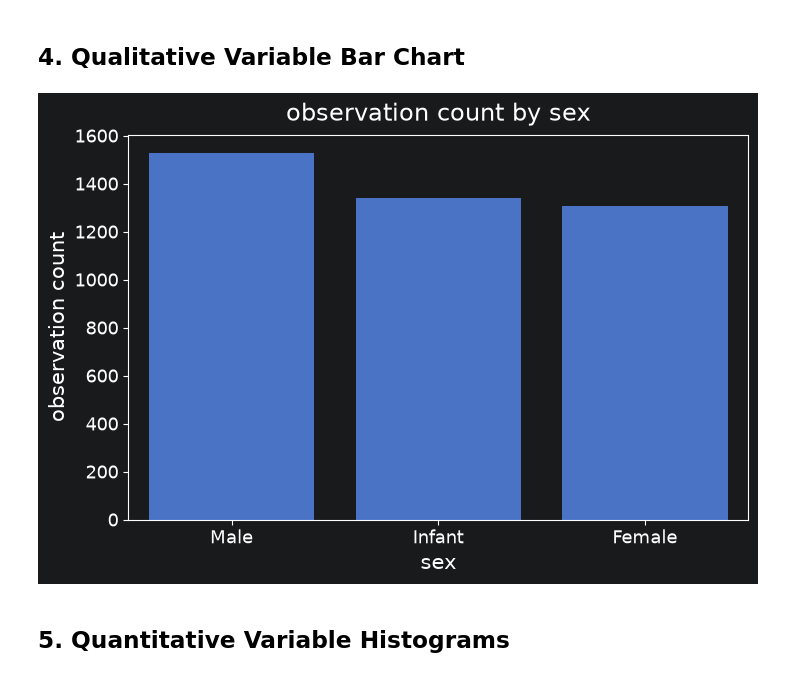
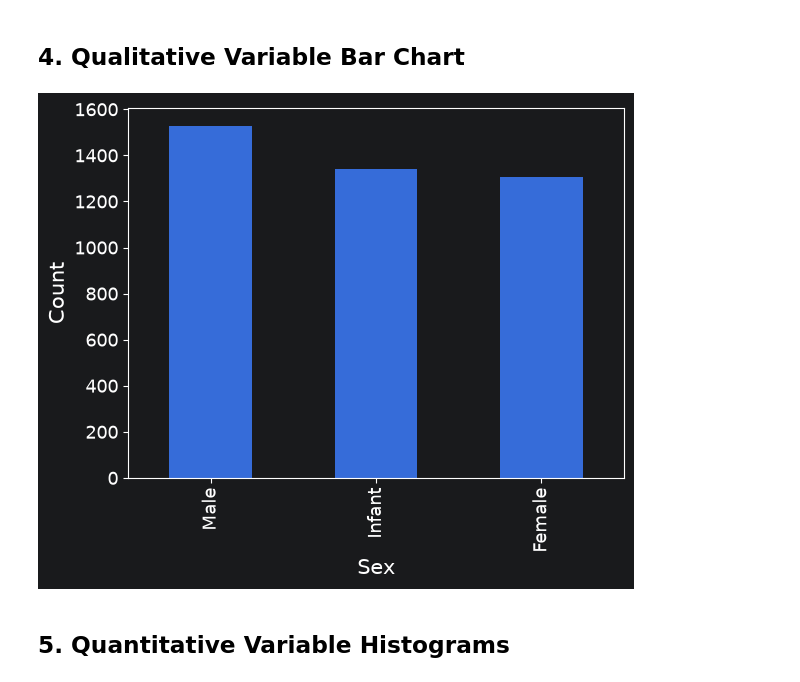
Before and after one commit to JakubRudy/programming-in-python, a Jupyter notebook: Assignment1/zadanie1.ipynb, the cells around one changed output. Cells and saved outputs as stored; diff of their text form; code cells hidden in the pictures.

Commit message:
Uproszczenie histogramu

```diff
--- a/Assignment1/zadanie1.ipynb
+++ b/Assignment1/zadanie1.ipynb
@@ -78,14 +78,11 @@ df[quant_cols].describe().T.drop(columns="count").rename_axis("variable").round(
 # %% [markdown]
 ## 4. Qualitative Variable Bar Chart
 # %%
-plt.figure(figsize=(8, 5))
-sns.countplot(data=df, x="Sex", order=sex_order, color="tab:blue")
-plt.title("Observation count by sex")
-plt.xlabel("Sex")
-plt.ylabel("Observation count")
+counts.plot(kind="bar")
+plt.ylabel("Count")
 plt.show()
 # %% [output]
-[figure, old version]
+[figure, new version]
 # %% [markdown]
 ## 5. Quantitative Variable Histograms
 # %%
```
Also changed, not shown: parts of 3 cells of this notebook.
